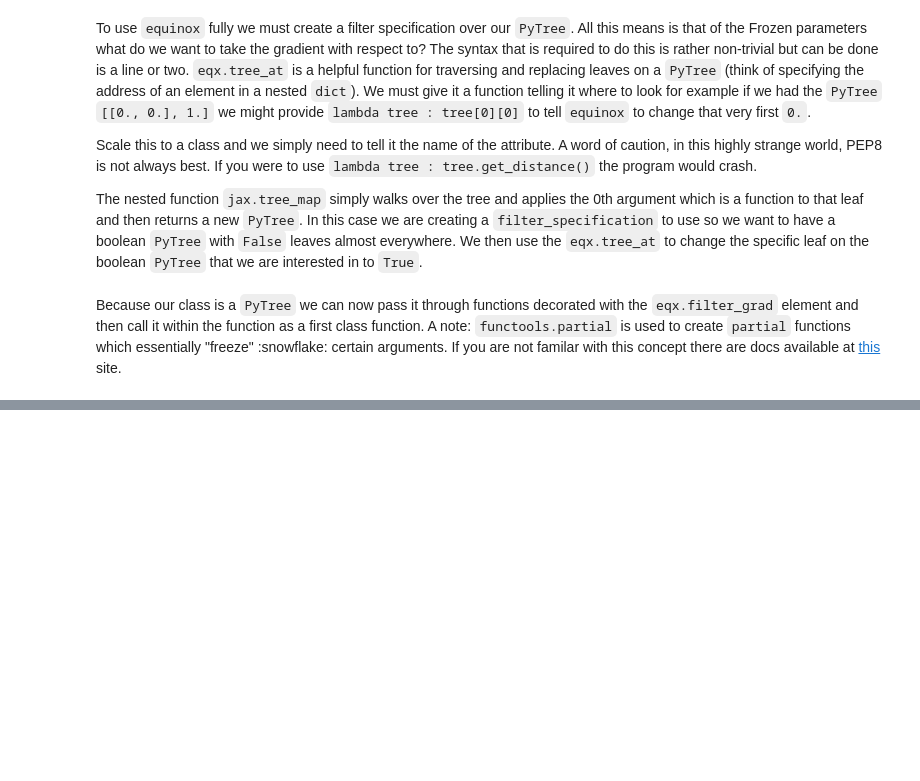
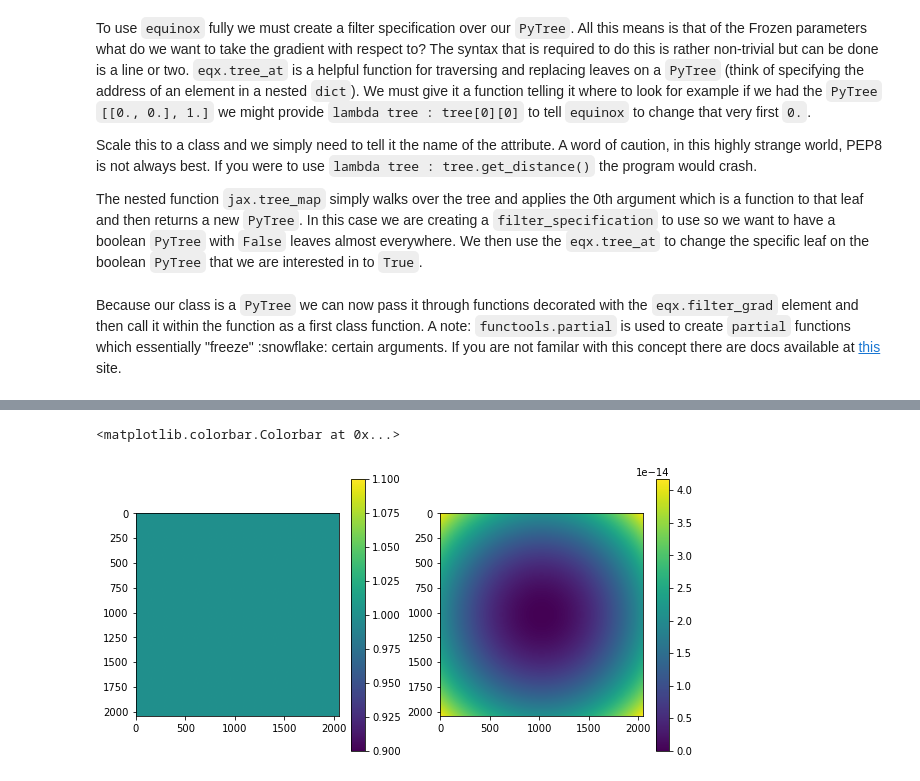
Before and after one commit to anand0xff/dLux, a Jupyter notebook: dLux/dev/FresnelExample.ipynb, the cells around one changed output, grey strips where cells are left out. Saved outputs shown, nothing was run; the diff lists cells and outputs as text; code cells hidden in the pictures; blank space fills up the shorter version.

```diff
--- a/dLux/dev/FresnelExample.ipynb
+++ b/dLux/dev/FresnelExample.ipynb
@@ -173,0 +199,4 @@ plt.suptitle("Wavefront at focus of lens", fontsize=18);
+# %%
+propagator = GaussianPropagator(.5)
+# %%
+wave = propagator._spherical_to_waist(wavef, dist_one)
@@ -173,0 +221,2 @@ plt.suptitle("Wavefront at focus of lens", fontsize=18);
+# %%
+phase = np.exp(1.j * np.pi * (wave.get_pixel_positions() ** 2).sum(axis = 0) / dist_one)
@@ -173,0 +243,11 @@ plt.suptitle("Wavefront at focus of lens", fontsize=18);
+# %%
+pyplot.figure(figsize=(10, 5))
+pyplot.subplot(1, 2, 1)
+pyplot.imshow(np.abs(phase))
+pyplot.colorbar()
+pyplot.subplot(1, 2, 2)
+pyplot.imshow(np.angle(phase))
+pyplot.colorbar()
+# %% [output]
+<matplotlib.colorbar.Colorbar at 0x...>
+[figure, added]
```
Also changed, not shown: parts of 29 cells of this notebook, 1 other file.
